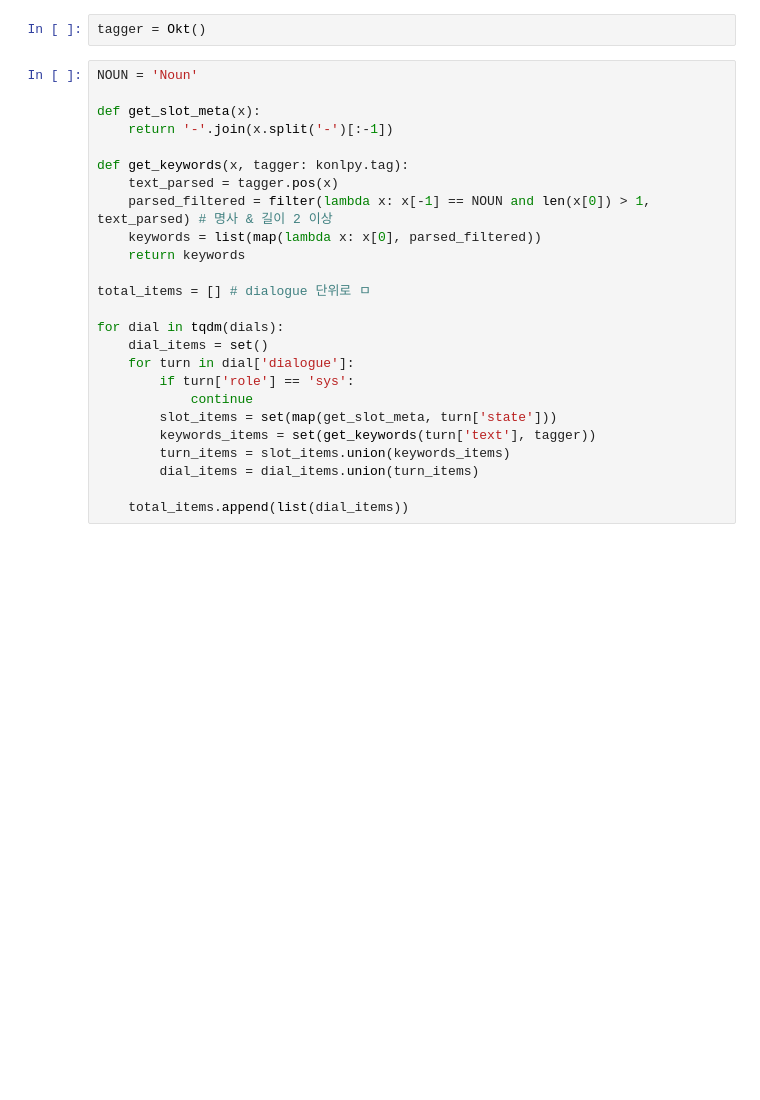
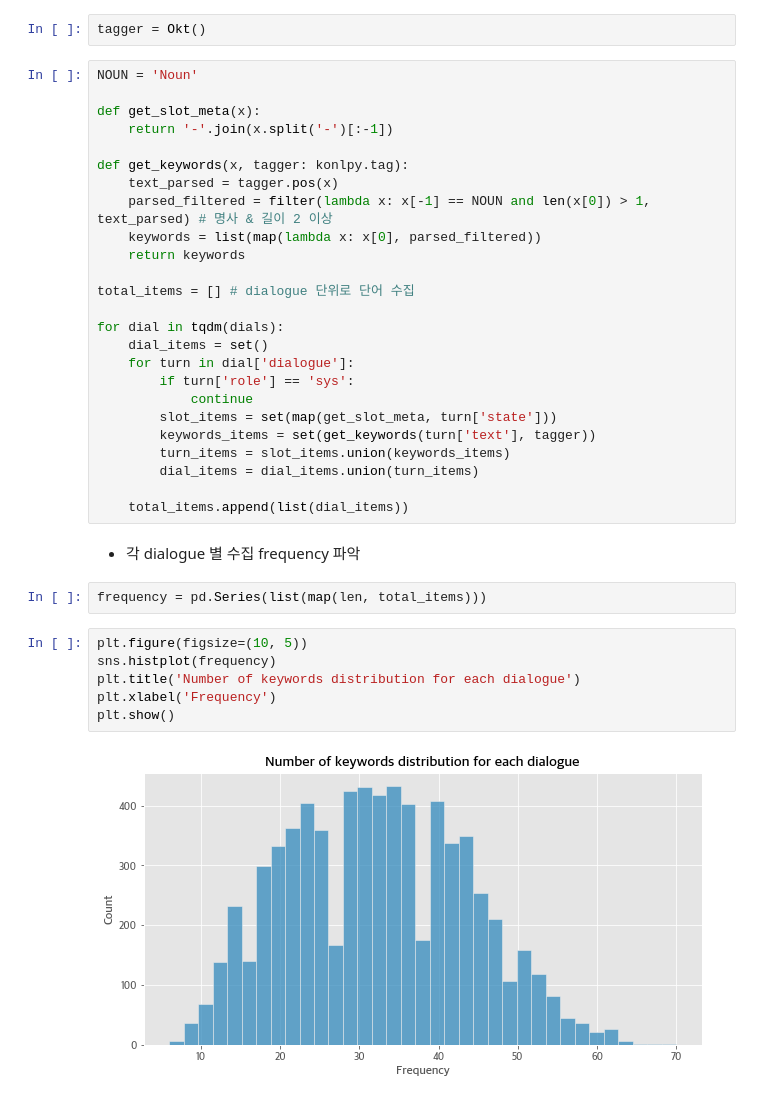
Before and after one commit to bcaitech1/p3-dst-freshtomato, a Jupyter notebook: notebooks/EDA - Market Basket Analysis.ipynb, the cells around one changed output. Cells and saved outputs as stored; diff of their text form; blank space fills up the shorter version.

```diff
--- a/notebooks/EDA - Market Basket Analysis.ipynb
+++ b/notebooks/EDA - Market Basket Analysis.ipynb
@@ -54,7 +67,7 @@ def get_keywords(x, tagger: konlpy.tag):
     keywords = list(map(lambda x: x[0], parsed_filtered))
     return keywords
 
-total_items = [] # dialogue 단위로 ㅁ
+total_items = [] # dialogue 단위로 단어 수집
 
 for dial in tqdm(dials):
     dial_items = set()
@@ -67,3 +80,15 @@ for dial in tqdm(dials):
         dial_items = dial_items.union(turn_items)
 
     total_items.append(list(dial_items))
+# %% [markdown]
+- 각 dialogue 별 수집 frequency 파악
+# %%
+frequency = pd.Series(list(map(len, total_items)))
+# %%
+plt.figure(figsize=(10, 5))
+sns.histplot(frequency)
+plt.title('Number of keywords distribution for each dialogue')
+plt.xlabel('Frequency')
+plt.show()
+# %% [output]
+[figure, added]
```
Also changed, not shown: parts of 12 cells of this notebook, 1 other file.
